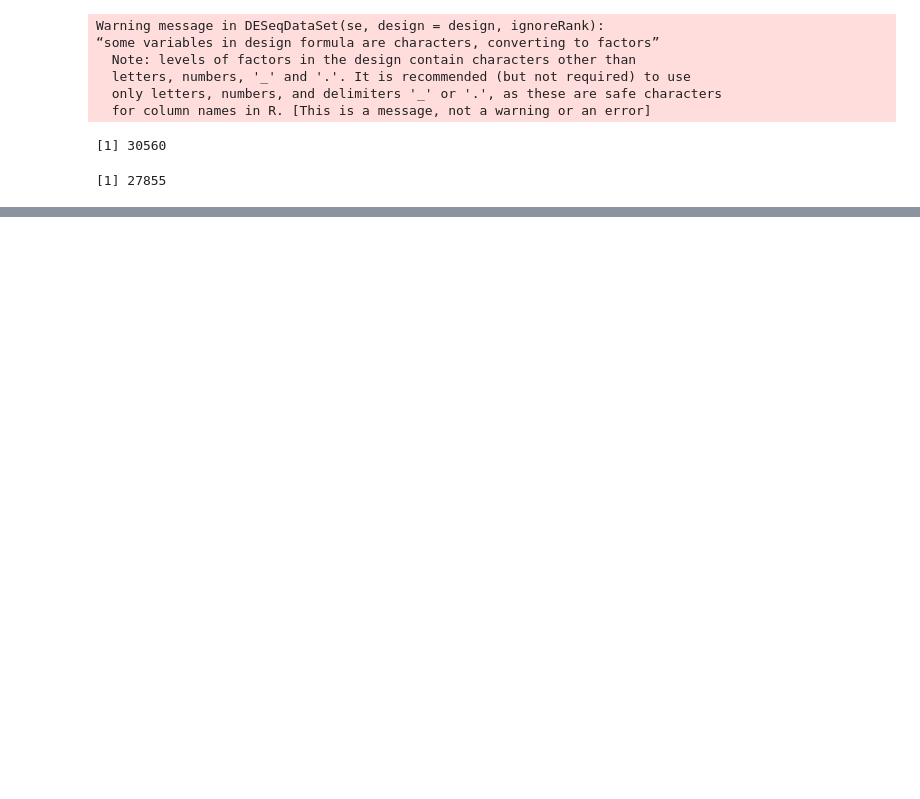
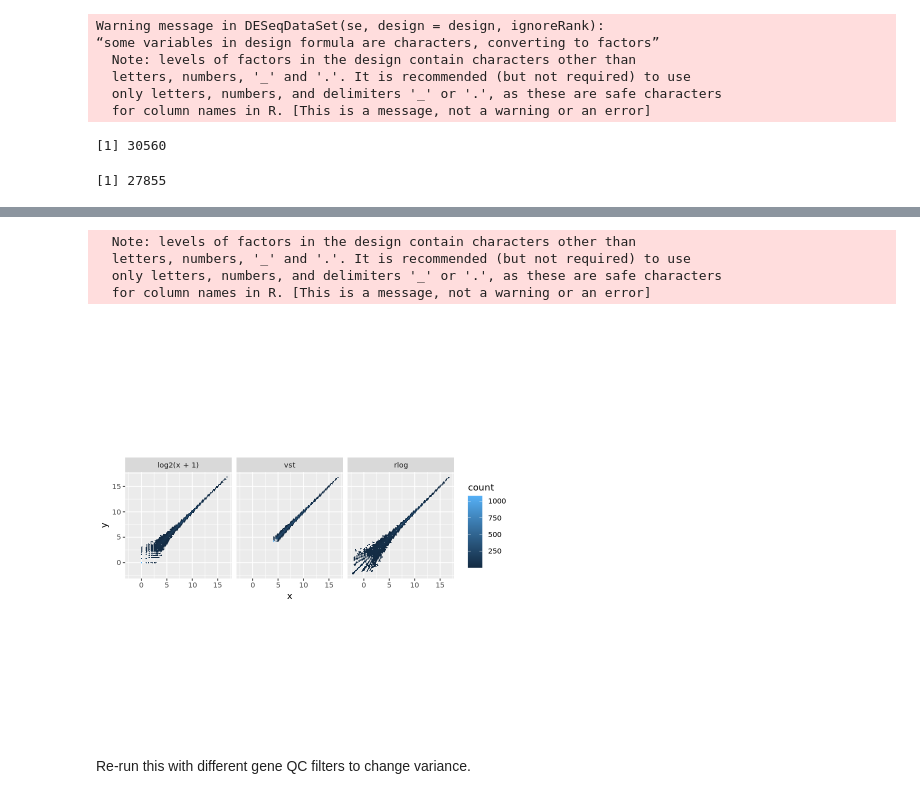
Before and after one commit to bchansen3/testis_dev-geneexp, a Jupyter notebook: mixed_effects_timecourse.ipynb, the cells around one changed output, grey strips where cells are left out. Drawn from its saved outputs; the diff is of its cells as text; code cells hidden in the pictures; blank space fills up the shorter version.

```diff
--- a/mixed_effects_timecourse.ipynb
+++ b/mixed_effects_timecourse.ipynb
@@ -11,7 +29,7 @@ metadata <- read.csv("/bigdata/faustmanlab/bch/csv_files/combined_metadata.csv",
 
 dds_comb <- DESeqDataSetFromMatrix(countData = counts_file,
                                 colData = metadata,
-                                design = ~ strain + age_week)
+                                design = ~ age_week + strain)
 # %% [output]
 Warning message in DESeqDataSet(se, design = design, ignoreRank):
 “some variables in design formula are characters, converting to factors”
@@ -30,4 +48,8 @@ nrow(dds_comb)
 # %% [output]
 [1] 27855
 # %%
+#Row  filter if needed #
+
 keep <- rowSums(counts(dds_comb) >= 10) >= 3
+dds_comb <- dds_comb[keep,]
+nrow(dds_comb)
@@ -33,0 +76,3 @@ keep <- rowSums(counts(dds_comb) >= 10) >= 3
+# %%
+rld <- rlog(dds_comb, blind = FALSE)
+head(assay(rld), 3)
@@ -33,0 +91,27 @@ keep <- rowSums(counts(dds_comb) >= 10) >= 3
+# %%
+library("dplyr")
+library("ggplot2")
+
+dds_comb <- estimateSizeFactors(dds_comb)
+
+df <- bind_rows(
+  as_data_frame(log2(counts(dds_comb, normalized=TRUE)[, 1:2]+1)) %>%
+         mutate(transformation = "log2(x + 1)"),
+  as_data_frame(assay(vsd)[, 1:2]) %>% mutate(transformation = "vst"),
+  as_data_frame(assay(rld)[, 1:2]) %>% mutate(transformation = "rlog"))
+
+colnames(df)[1:2] <- c("x", "y")
+
+lvls <- c("log2(x + 1)", "vst", "rlog")
+df$transformation <- factor(df$transformation, levels=lvls)
+
+ggplot(df, aes(x = x, y = y)) + geom_hex(bins = 80) +
+  coord_fixed() + facet_grid( . ~ transformation)
+# %% [output]
+  Note: levels of factors in the design contain characters other than
+  letters, numbers, '_' and '.'. It is recommended (but not required) to use
+  only letters, numbers, and delimiters '_' or '.', as these are safe characters
+  for column names in R. [This is a message, not a warning or an error]
+[figure, added]
+# %% [markdown]
+Re-run this with different gene QC filters to change variance.
```
Also changed, not shown: parts of 11 cells of this notebook.
